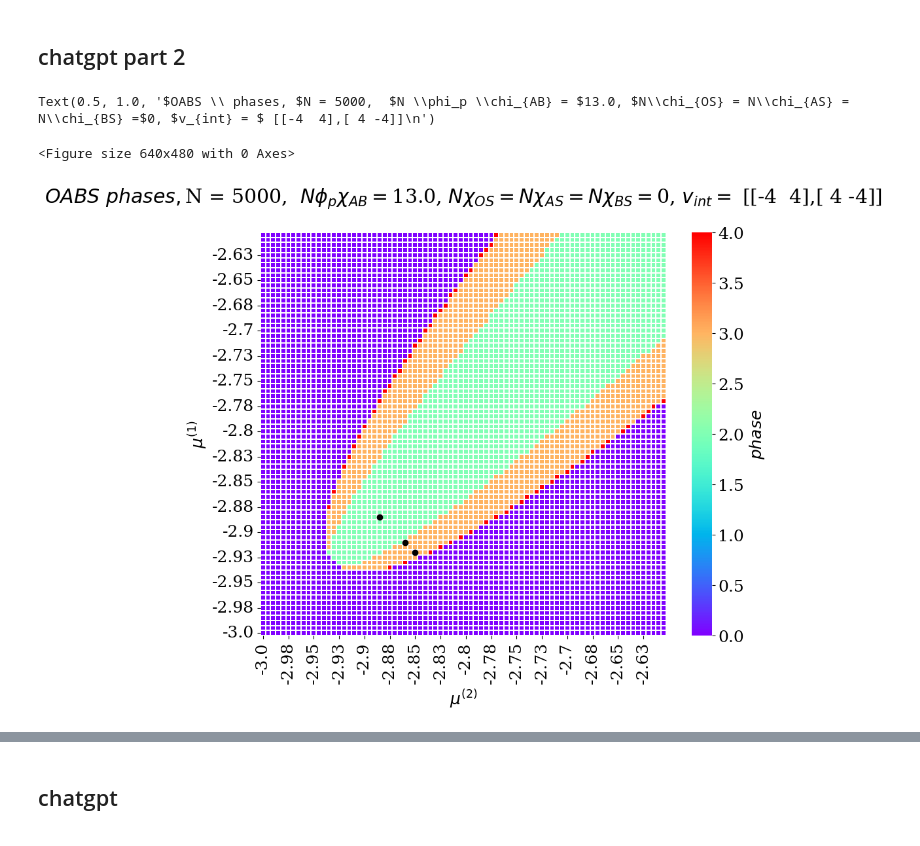
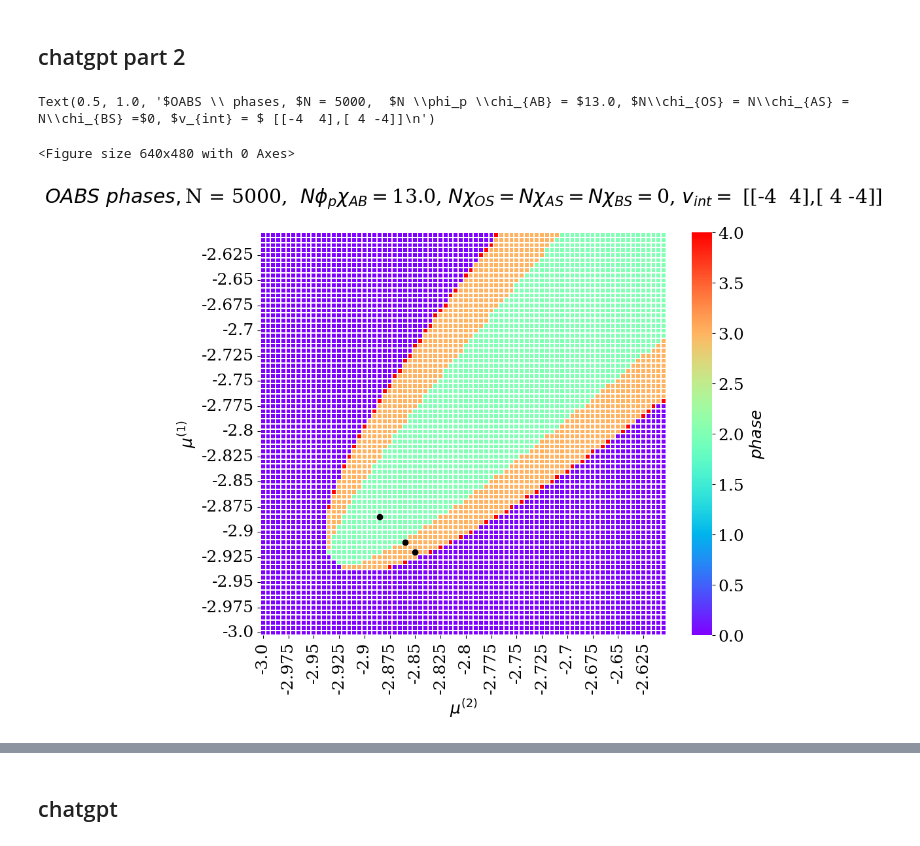
Before and after one commit to tmhabte/wlcsim_membrane, a Jupyter notebook: binder_diblock/paper_figures_dev.ipynb, the cells around one changed output, grey strips where cells are left out. Saved outputs shown, nothing was run; the diff lists cells and outputs as text; code cells hidden in the pictures.

```diff
--- a/binder_diblock/paper_figures_dev.ipynb
+++ b/binder_diblock/paper_figures_dev.ipynb
@@ -1667,0 +1719,19 @@ Text(0, 0.5, '$\\langle s \\rangle$')
+# %%
+k_star_arr_DENS = np.load("spin_kstar_ultrafine_N=5k_XN=13.npy")
+min_eigval_arr_allk_DENS = np.load("spin_mineigval_ultrafine_N=5k_XN=13.npy")
+# %%
+# spinodal_phases_shift = np.copy(phases)
+# spinodal_phases_shift[np.where(phases!=0)] = -1
+
+k_star_arr_DENS[np.where(np.sign(min_eigval_arr_allk_DENS) == 1) ] = -1
+spinodal_phases_shift = np.copy(k_star_arr_DENS)
+spinodal_phases_shift[np.where(k_star_arr_DENS<0)] = 0
+spinodal_phases_shift[np.where(k_star_arr_DENS>0)] = -1
+
+X = spinodal_phases_shift
+
+upper = np.triu(X)
+# upper[np.where(upper == 0)] = 0
+
+lower = np.tril(X)
+# lower[np.where(lower == 0)] = 0
@@ -1798,8 +1936,8 @@ plt.rc('font', **font)
 min_ind = 0
 max_ind = -1
 
-mu1_array = np.round(mu1_arr, 2)
-mu2_array = np.round(mu2_arr, 2)
+mu1_array = np.round(mu1_arr, 3)
+mu2_array = np.round(mu2_arr, 3)
 # plt.scatter(mu1_array[np.where(multi_soln_mus == 1)[0]],mu2_array[np.where(multi_soln_mus == 1)[1]])
 # k_ind = 20
 #     poly_fluc = min_eigvec_arr_allk[:,:,0]
@@ -1811,31 +1949,31 @@ mu2_array = np.round(mu2_arr, 2)
 #     prot2_fluc = min_eigvec_arr_allk[:,:,2]
 #     prot2_fluc[np.where(np.sign(min_eigval_arr_allk) == 1) ] = 0
 
 # k_star_arr_DENS[np.where(np.sign(min_eigval_arr_allk_DENS) == 1) ] = np.nan
 # ax = sns.heatmap(1/(k_star_arr*b), linewidth=0.25, cmap = "cool", xticklabels=mu2_array, yticklabels=mu1_array, cbar_kws={'label':  r"$ \frac{1}{k^*} \ (nm)$"})
 ax = sns.heatmap(phases, linewidth=0.25, cmap = "rainbow", xticklabels=mu2_array, yticklabels=mu1_array,\
                  cbar_kws={'label':  r"$phase$"}, vmin=0, vmax=4)
 
 plt.scatter(23.5,23.5, color = "black") # -2.77, -2.77
 plt.scatter(28.5,18.5, color = "black") # -2.82, -2.72
 plt.scatter(30.5,16.5, color = "black") # -2.84, -2.7
 
 spacing = 5
 ax.set_xticks(ax.get_xticks()[::spacing])
 ax.set_xticklabels(mu2_array[::spacing])#.astype(np.int64))
 ax.set_yticks(ax.get_yticks()[::spacing])
 ax.set_yticklabels(mu2_array[::spacing])#.astype(np.int64))
 ax.invert_yaxis()
 plt.ylabel("$\mu^{(1)}$")
 plt.xlabel("$\mu^{(2)}$")
 plt.title(r"$OABS \ phases, $" +  "N = %s, " % N + " $N \phi_p \chi_{AB} = $" + \
           str(chi_AB_loaded*N*phi_p) \
           + ", $N\chi_{OS} = N\chi_{AS} = N\chi_{BS} =$" + str(N*0)
           +  ", $v_{int} = $ [" + str(v_int[0]) + "," + str(v_int[1]) + "]" +\
           "\n")
 
 # plt.savefig('OABS_phases.png')
 # %% [output]
 Text(0.5, 1.0, '$OABS \\ phases, $N = 5000,  $N \\phi_p \\chi_{AB} = $13.0, $N\\chi_{OS} = N\\chi_{AS} = N\\chi_{BS} =$0, $v_{int} = $ [[-4  4],[ 4 -4]]\n')
 <Figure size 640x480 with 0 Axes>
-[figure, old version]
+[figure, new version]
```
Also changed, not shown: parts of 14 cells of this notebook.
